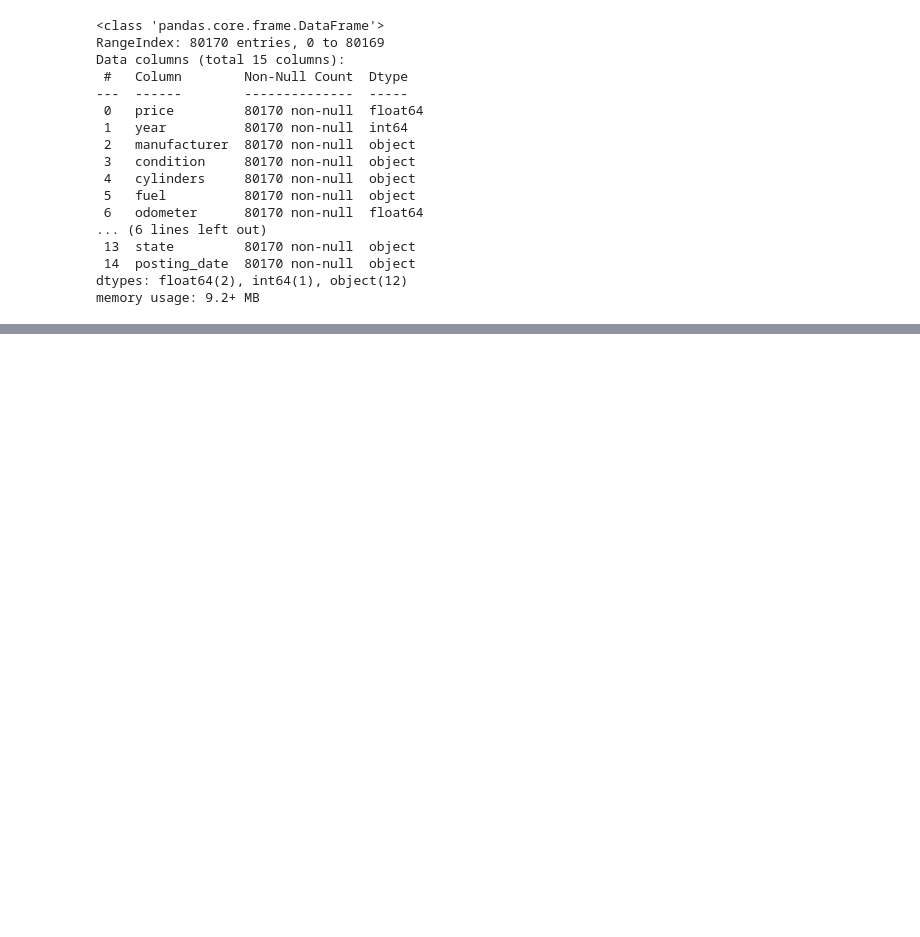
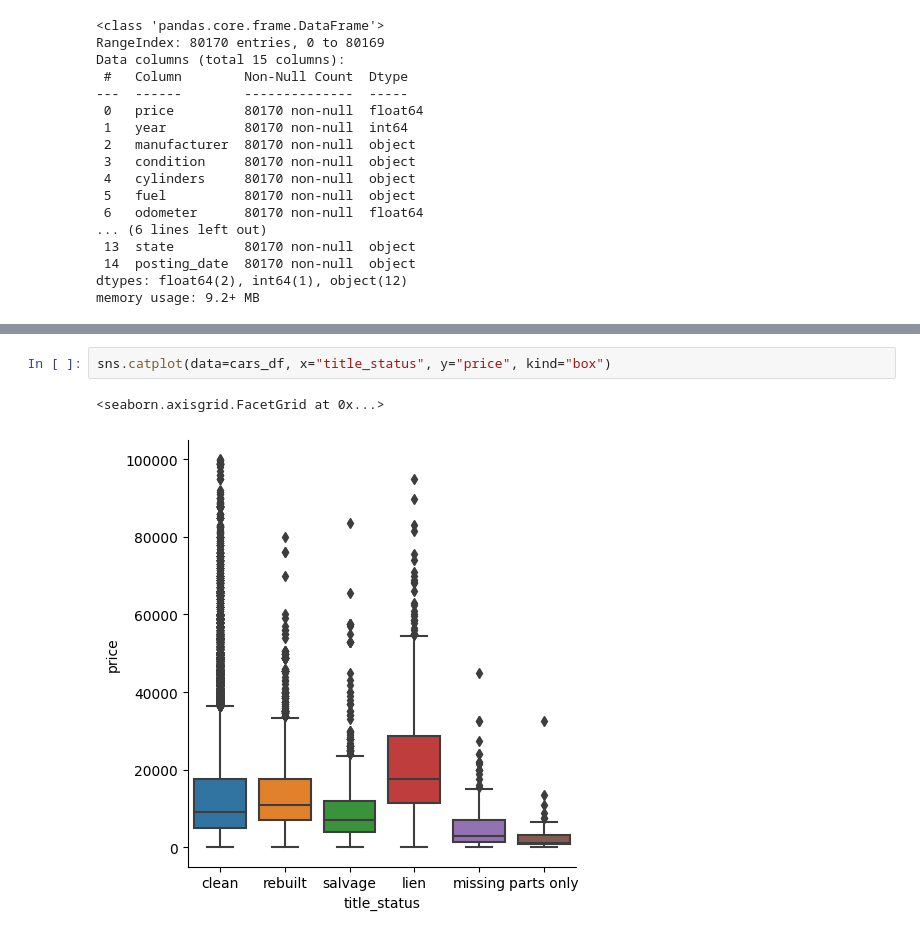
Before and after one commit to jaredap1995/UCB_project_4, a Jupyter notebook: used_cars.ipynb, the cells around one changed output, grey strips where cells are left out. Saved outputs shown, nothing was run; the diff lists cells and outputs as text; blank space fills up the shorter version.

```diff
--- a/used_cars.ipynb
+++ b/used_cars.ipynb
@@ -52,0 +76,5 @@ memory usage: 9.2+ MB
+# %%
+sns.catplot(data=cars_df, x="title_status", y="price", kind="box")
+# %% [output]
+<seaborn.axisgrid.FacetGrid at 0x...>
+[figure, added]
```
Also changed, not shown: parts of 12 cells of this notebook.
